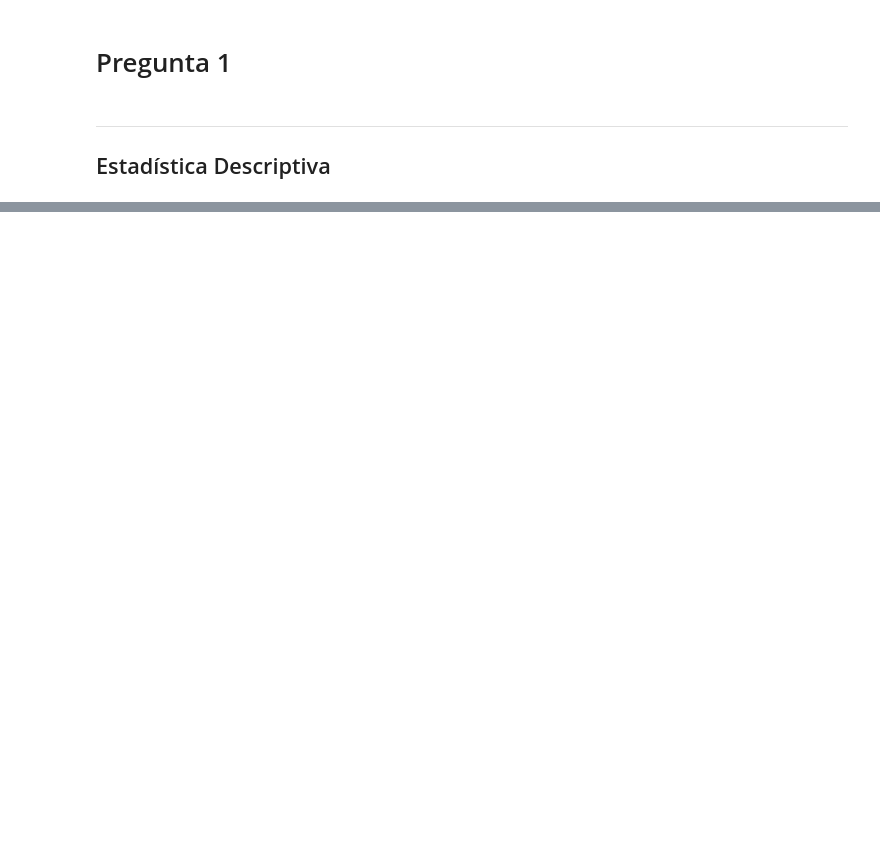
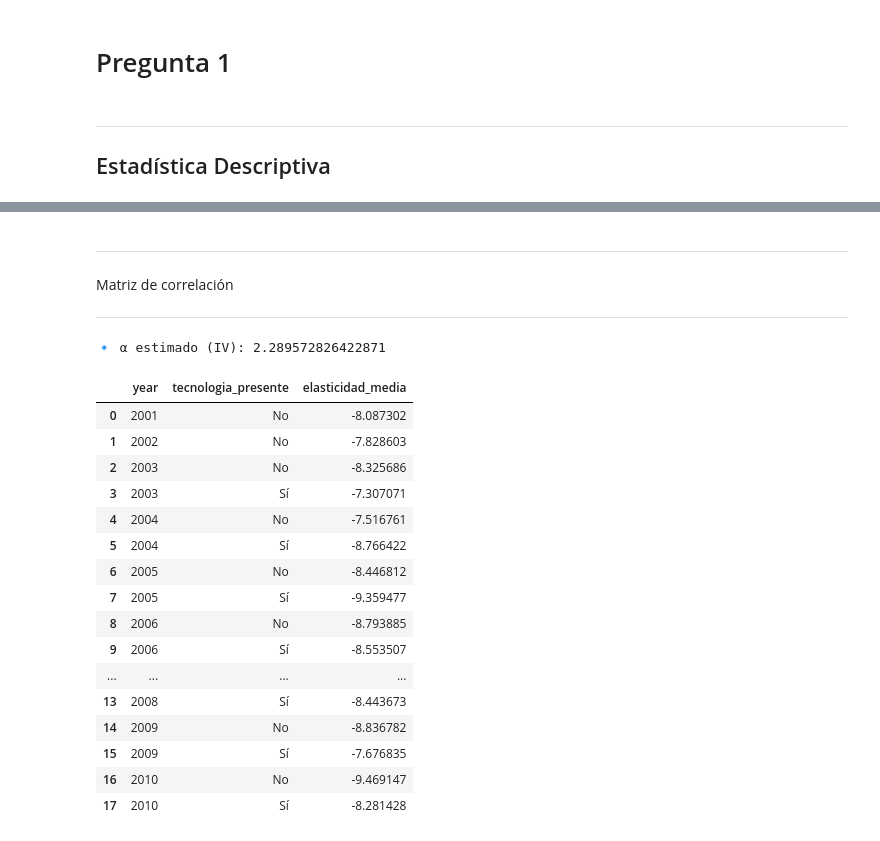
Before and after one commit to vcfq/Competencia-y-Regulaci-n, a Jupyter notebook: Pregunta1.ipynb, the cells around one changed output, grey strips where cells are left out. Saved outputs shown, nothing was run; the diff lists cells and outputs as text; code cells hidden in the pictures; blank space fills up the shorter version.

```diff
--- a/Pregunta1.ipynb
+++ b/Pregunta1.ipynb
@@ -77,0 +350,74 @@ Resumen por prestador:
+# %% [markdown]
+----
+
+Matriz de correlación
+
+----
+# %%
+def other_mean(group, var):
+    return group[var].transform(lambda x: (x.sum() - x) / (len(x) - 1))
+
+for var in ["infraestructura", "puntaje_doctor", "tecnologia_alta"]:
+    df[f"Z_{var}"] = df.groupby(["ciudad", "year"]).apply(lambda g: other_mean(g, var)).reset_index(drop=True)
+
+#estimar modelo IV para obtener α
+X_exog = sm.add_constant(df[["infraestructura", "puntaje_doctor", "tecnologia_alta"]])
+X_endog = df[["precio"]]
+Z_instr = df[["Z_infraestructura", "Z_puntaje_doctor", "Z_tecnologia_alta"]]
+Z_all = pd.concat([X_exog, Z_instr], axis=1)
+
+iv_model = IV2SLS(df["delta_jm"], X_exog, X_endog, Z_instr).fit()
+alpha = -iv_model.params["precio"]  # signo negativo porque en la ecuación va como -α * p
+print("🔹 α estimado (IV):", alpha)
+
+#calcular matrices de elasticidades por mercado
+def calcular_matriz_elasticidad(mercado_df):
+    n = len(mercado_df)
+    matriz = np.zeros((n, n))
+    S = mercado_df["S_jm"].values
+    P = mercado_df["precio"].values
+
+    for j in range(n):
+        for k in range(n):
+            if j == k:
+                matriz[j, k] = -alpha * P[j] * (1 - S[j])
+            else:
+                matriz[j, k] = alpha * P[k] * S[k]
+    return matriz
+
+#generar promedios por año y por tipo tecnológico
+matrices = []
+for (ciudad, year), g in df.groupby(["ciudad", "year"]):
+    if len(g) < 2:
+        continue  # no calculamos para mercados con 1 solo prestador
+    matriz = calcular_matriz_elasticidad(g)
+    mean_elasticidad = matriz.mean()
+    tiene_tec = g["tecnologia_alta"].mean() > 0
+    matrices.append({
+        "ciudad": ciudad,
+        "year": year,
+        "elasticidad_media": mean_elasticidad,
+        "tecnologia_presente": "Sí" if tiene_tec else "No"
+    })
+
+resumen_matrices = pd.DataFrame(matrices)
+display(resumen_matrices.groupby(["year", "tecnologia_presente"])["elasticidad_media"].mean().reset_index())
+# %% [output]
+🔹 α estimado (IV): 2.289572826422871
+|  | year | tecnologia_presente | elasticidad_media |
+| 0 | 2001 | No | -8.087302 |
+| 1 | 2002 | No | -7.828603 |
+| 2 | 2003 | No | -8.325686 |
+| 3 | 2003 | Sí | -7.307071 |
+| 4 | 2004 | No | -7.516761 |
+| 5 | 2004 | Sí | -8.766422 |
+| 6 | 2005 | No | -8.446812 |
+| 7 | 2005 | Sí | -9.359477 |
+| 8 | 2006 | No | -8.793885 |
+| 9 | 2006 | Sí | -8.553507 |
+| ... | ... | ... | ... |
+| 13 | 2008 | Sí | -8.443673 |
+| 14 | 2009 | No | -8.836782 |
+| 15 | 2009 | Sí | -7.676835 |
+| 16 | 2010 | No | -9.469147 |
+| 17 | 2010 | Sí | -8.281428 |
```
Also changed, not shown: parts of 15 cells of this notebook.
